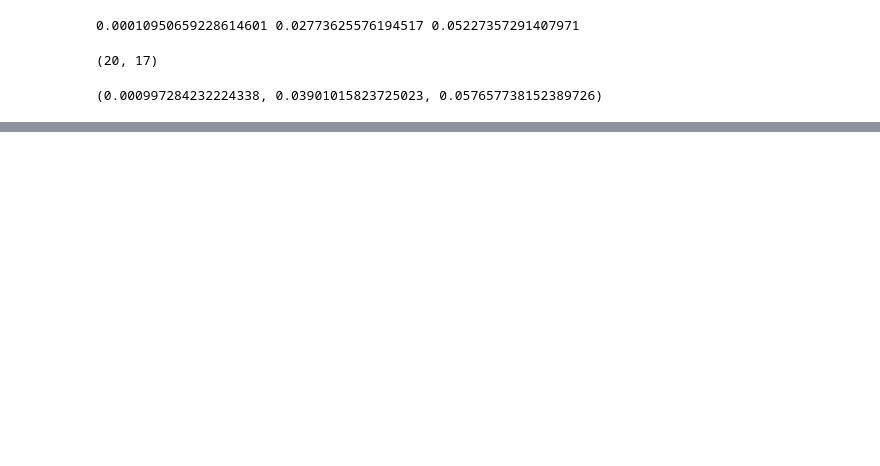
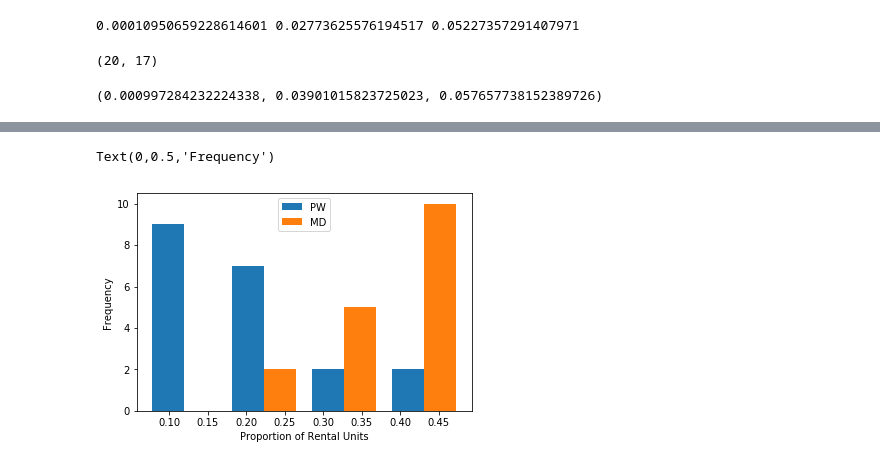
Before and after one commit to gdiestelmath/Capstone1, a Jupyter notebook: DataCleaningAndStory.ipynb, the cells around one changed output, grey strips where cells are left out. Cells and saved outputs as stored; diff of their text form; code cells hidden in the pictures; blank space fills up the shorter version.

```diff
--- a/DataCleaningAndStory.ipynb
+++ b/DataCleaningAndStory.ipynb
@@ -552,0 +543,11 @@ plt.show()
+# %%
+X=[row['Rental Unit Prop'] for idx, row in df_bias_lower_crime.iterrows() if row['Predominantly White']==True]
+Y=[row['Rental Unit Prop'] for idx, row in df_bias_lower_crime.iterrows() if row['Predominantly White']==False]
+
+plt.hist([X,Y],bins=4,density=False)
+plt.legend(['PW','MD'])
+plt.xlabel('Proportion of Rental Units')
+plt.ylabel('Frequency')
+# %% [output]
+Text(0,0.5,'Frequency')
+[figure, added]
```
Also changed, not shown: parts of 9 cells of this notebook, 2 other files.
